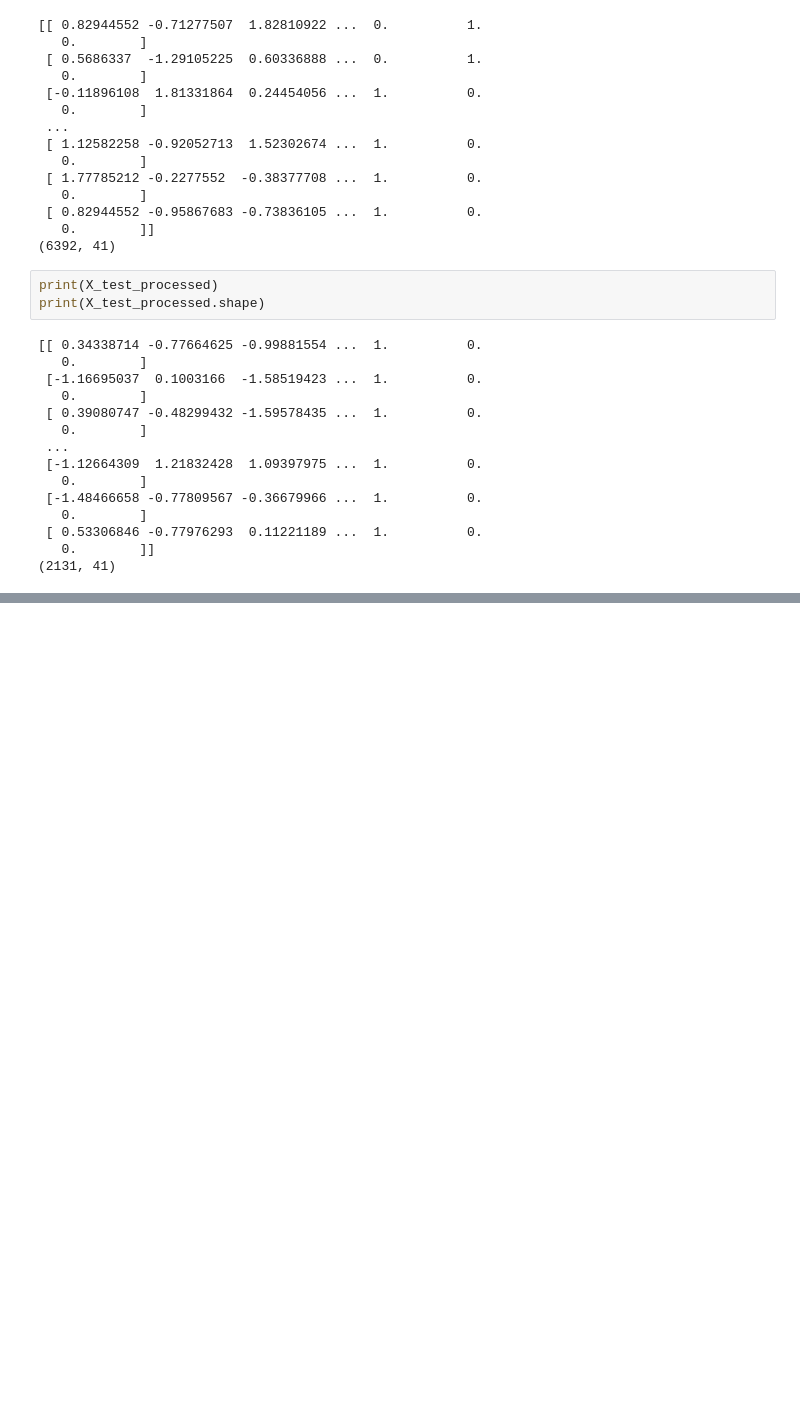
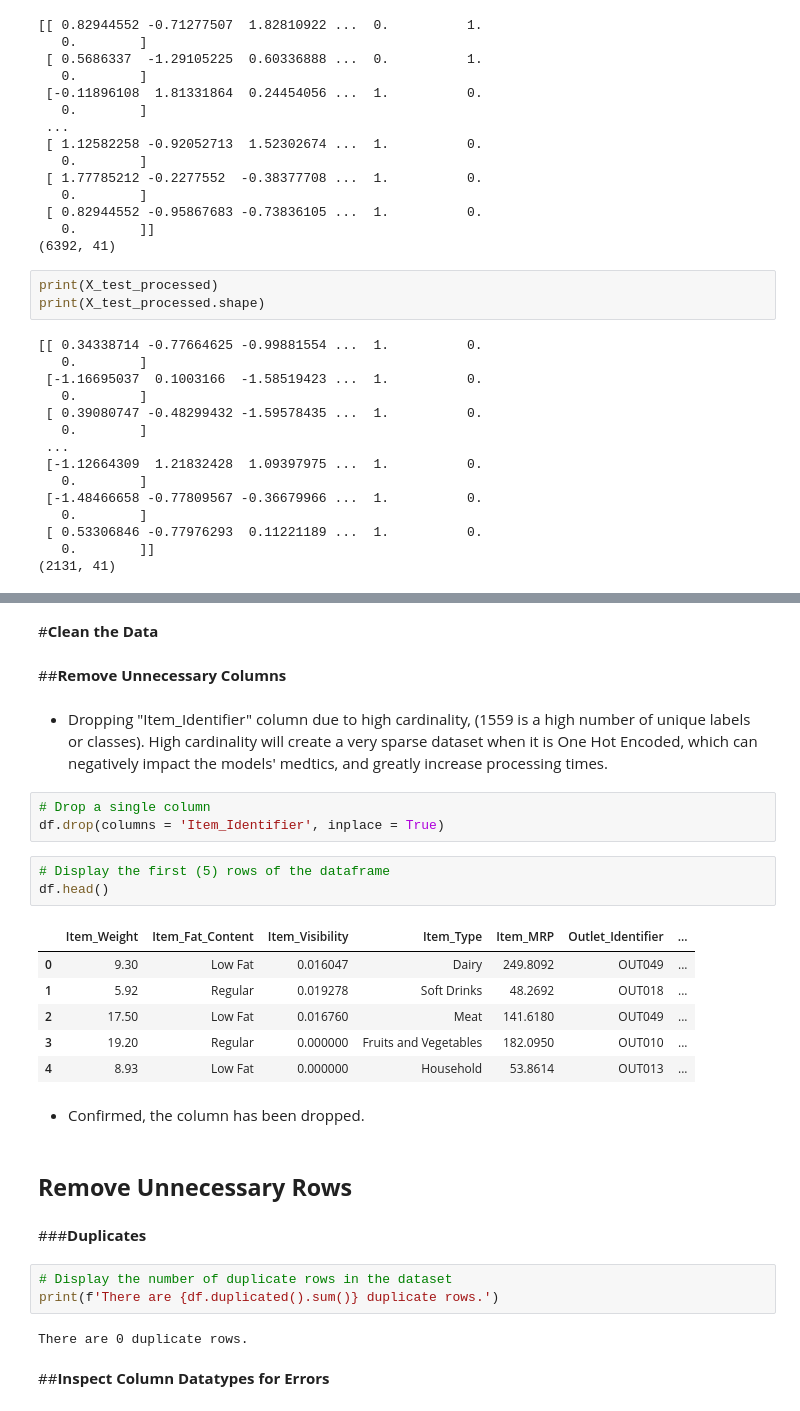
Before and after one commit to Osmayda/Prediction-of-Product-Sales, a Jupyter notebook: Prediction_of_Product_Sales.ipynb, the cells around one changed output, grey strips where cells are left out. Cells and saved outputs as stored; diff of their text form; blank space fills up the shorter version.

```diff
--- a/Prediction_of_Product_Sales.ipynb
+++ b/Prediction_of_Product_Sales.ipynb
@@ -905,0 +1076,32 @@ print(X_test_processed.shape)
+# %% [markdown]
+#**Clean the Data**
+# %% [markdown]
+##**Remove Unnecessary Columns**
+# %% [markdown]
+- Dropping "Item_Identifier" column due to high cardinality, (1559 is a high number of unique labels or classes). High cardinality will create a very sparse dataset when it is One Hot Encoded, which can negatively impact the models' medtics, and greatly increase processing times.
+# %%
+# Drop a single column
+df.drop(columns = 'Item_Identifier', inplace = True)
+# %%
+# Display the first (5) rows of the dataframe
+df.head()
+# %% [output]
+|  | Item_Weight | Item_Fat_Content | Item_Visibility | Item_Type | Item_MRP | Outlet_Identifier | ... |
+| 0 | 9.30 | Low Fat | 0.016047 | Dairy | 249.8092 | OUT049 | ... |
+| 1 | 5.92 | Regular | 0.019278 | Soft Drinks | 48.2692 | OUT018 | ... |
+| 2 | 17.50 | Low Fat | 0.016760 | Meat | 141.6180 | OUT049 | ... |
+| 3 | 19.20 | Regular | 0.000000 | Fruits and Vegetables | 182.0950 | OUT010 | ... |
+| 4 | 8.93 | Low Fat | 0.000000 | Household | 53.8614 | OUT013 | ... |
+# %% [markdown]
+- Confirmed, the column has been dropped.
+# %% [markdown]
+## **Remove Unnecessary Rows**
+# %% [markdown]
+###**Duplicates**
+# %%
+# Display the number of duplicate rows in the dataset
+print(f'There are {df.duplicated().sum()} duplicate rows.')
+# %% [output]
+There are 0 duplicate rows.
+# %% [markdown]
+##**Inspect Column Datatypes for Errors**
```
Also changed, not shown: parts of 88 cells of this notebook.
